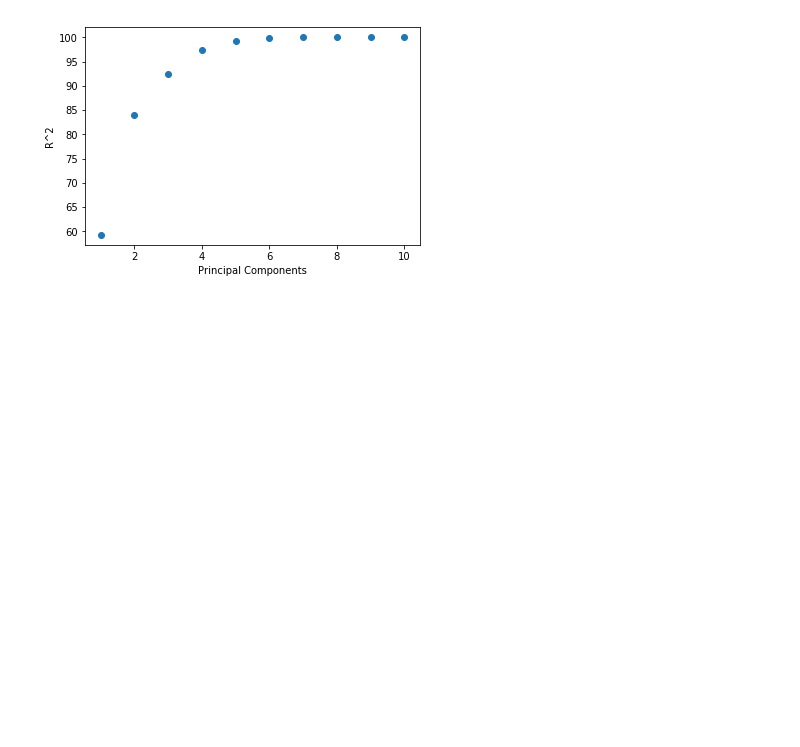
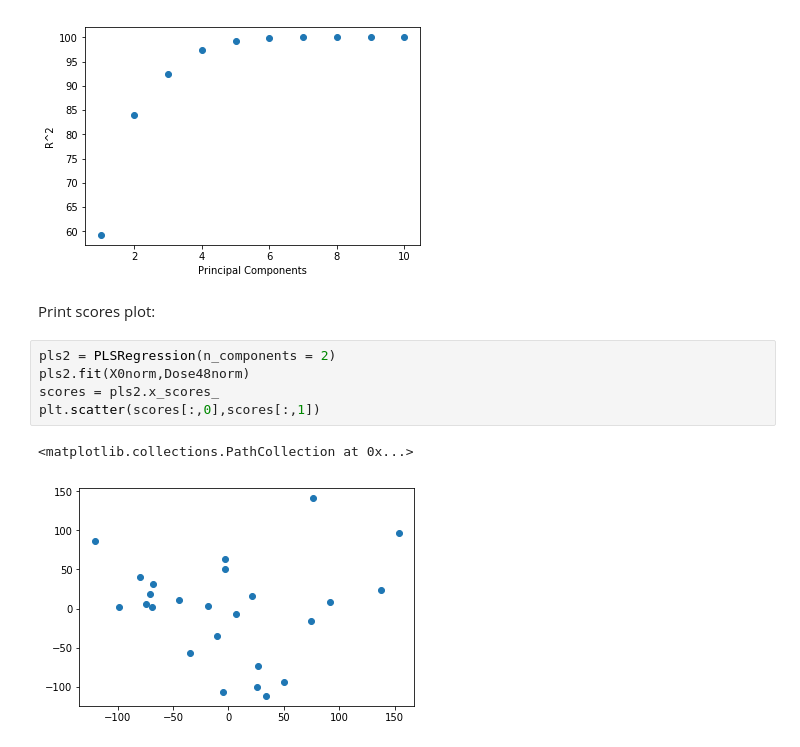
Before and after one commit to S-Ng/BE188_Final_Project, a Jupyter notebook: PLSR Run.ipynb, the cells around one changed output. Drawn from its saved outputs; the diff is of its cells as text; blank space fills up the shorter version.

```diff
--- a/PLSR Run.ipynb
+++ b/PLSR Run.ipynb
@@ -87,3 +87,13 @@ plt.ylabel("R^2")
 plt.show()
 # %% [output]
 [figure]
+# %% [markdown]
+Print scores plot:
+# %%
+pls2 = PLSRegression(n_components = 2)
+pls2.fit(X0norm,Dose48norm)
+scores = pls2.x_scores_
+plt.scatter(scores[:,0],scores[:,1])
+# %% [output]
+<matplotlib.collections.PathCollection at 0x...>
+[figure, added]
```
Also changed, not shown: parts of 7 cells of this notebook.
